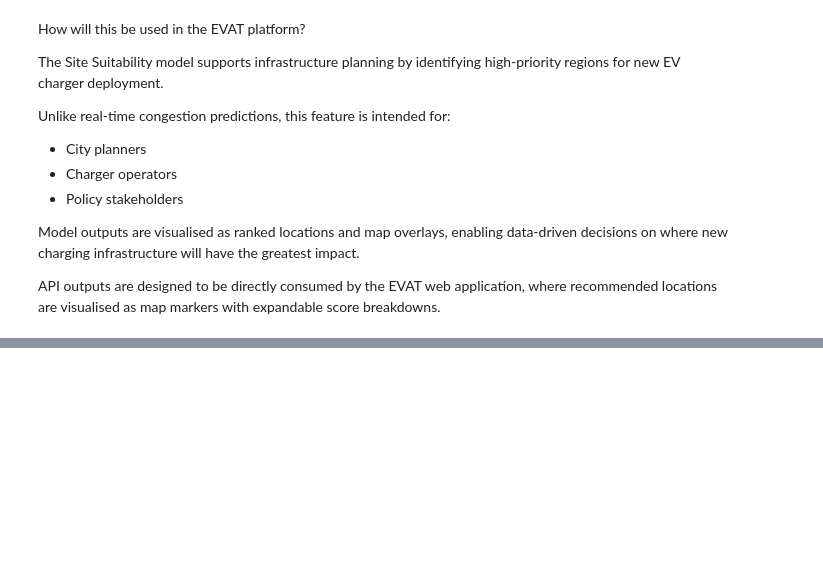
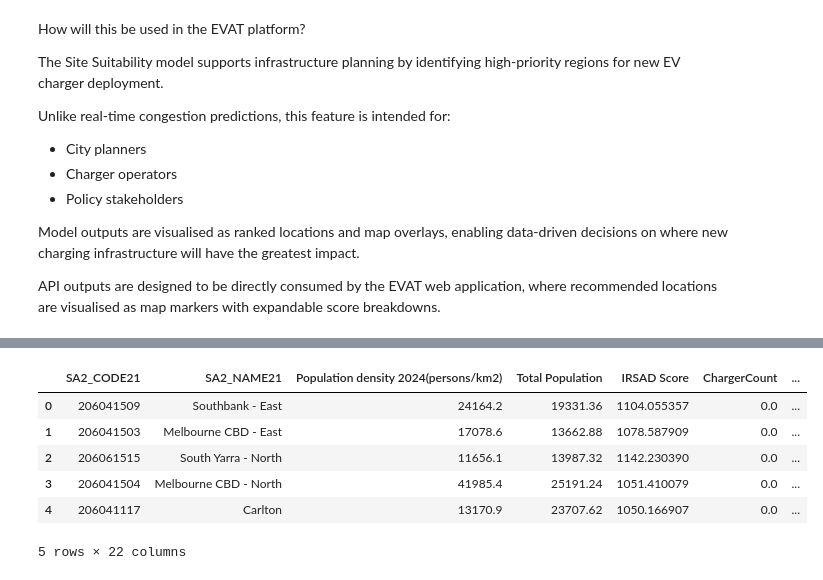
Before and after one commit to Chameleon-company/EVAT-Data-Science, a Jupyter notebook: Use_Cases/Site Suitability Analysis/Suitability Score Model-3-2.ipynb, the cells around one changed output, grey strips where cells are left out. Cells and saved outputs as stored; diff of their text form; code cells hidden in the pictures; blank space fills up the shorter version.

```diff
--- a/Use_Cases/Site Suitability Analysis/Suitability Score Model-3-2.ipynb
+++ b/Use_Cases/Site Suitability Analysis/Suitability Score Model-3-2.ipynb
@@ -206,16 +208,3 @@ greatest impact.
 API outputs are designed to be directly consumed by the EVAT web application,
 where recommended locations are visualised as map markers with expandable
 score breakdowns.
-# %%
-# renaming to match the main.py
-
-df = df.rename(columns={
-    "SA2_NAME21": "sa2",
-    "SiteScore": "suitability_score",
-    "Traffic_200m": "traffic_volume",
-    "AmenityScore_300m": "amenity_score",
-    "lon": "lon",
-    "lat": "lat"
-})
-
-df.head()
@@ -228,0 +211,48 @@ df.head()
+# %%
+# Convert the revised suitability score into the API-compatible SiteScore column
+df["SiteScore"] = df["NewSuitabilityScore"]
+
+# Re-rank based on the revised SiteScore
+df["rank_in_sa2"] = (
+    df.groupby("SA2_NAME21")["SiteScore"]
+      .rank(method="first", ascending=False)
+      .astype(int)
+)
+
+# Keep only the columns expected by main.py
+priority_sites_version2 = df[
+    [
+        "SA2_CODE21",
+        "SA2_NAME21",
+        "Population density 2024(persons/km2)",
+        "Total Population",
+        "IRSAD Score",
+        "ChargerCount",
+        "AmenitiesCount",
+        "Average Annual Daily Traffic Volume",
+        "Cluster",
+        "Cluster_Label",
+        "area_m2",
+        "geometry",
+        "Traffic_200m",
+        "AmenityScore_300m",
+        "dist_to_ch_m",
+        "Traffic_200m_n",
+        "AmenityScore_300m_n",
+        "dist_to_ch_m_n",
+        "SiteScore",
+        "rank_in_sa2",
+        "lat",
+        "lon"
+    ]
+]
+
+priority_sites_version2.head()
+# %% [output]
+|  | SA2_CODE21 | SA2_NAME21 | Population density 2024(persons/km2) | Total Population | IRSAD Score | ChargerCount | ... |
+| 0 | 206041509 | Southbank - East | 24164.2 | 19331.36 | 1104.055357 | 0.0 | ... |
+| 1 | 206041503 | Melbourne CBD - East | 17078.6 | 13662.88 | 1078.587909 | 0.0 | ... |
+| 2 | 206061515 | South Yarra - North | 11656.1 | 13987.32 | 1142.230390 | 0.0 | ... |
+| 3 | 206041504 | Melbourne CBD - North | 41985.4 | 25191.24 | 1051.410079 | 0.0 | ... |
+| 4 | 206041117 | Carlton | 13170.9 | 23707.62 | 1050.166907 | 0.0 | ... |
+5 rows × 22 columns
```
Also changed, not shown: parts of 5 cells of this notebook, 14 other files.
